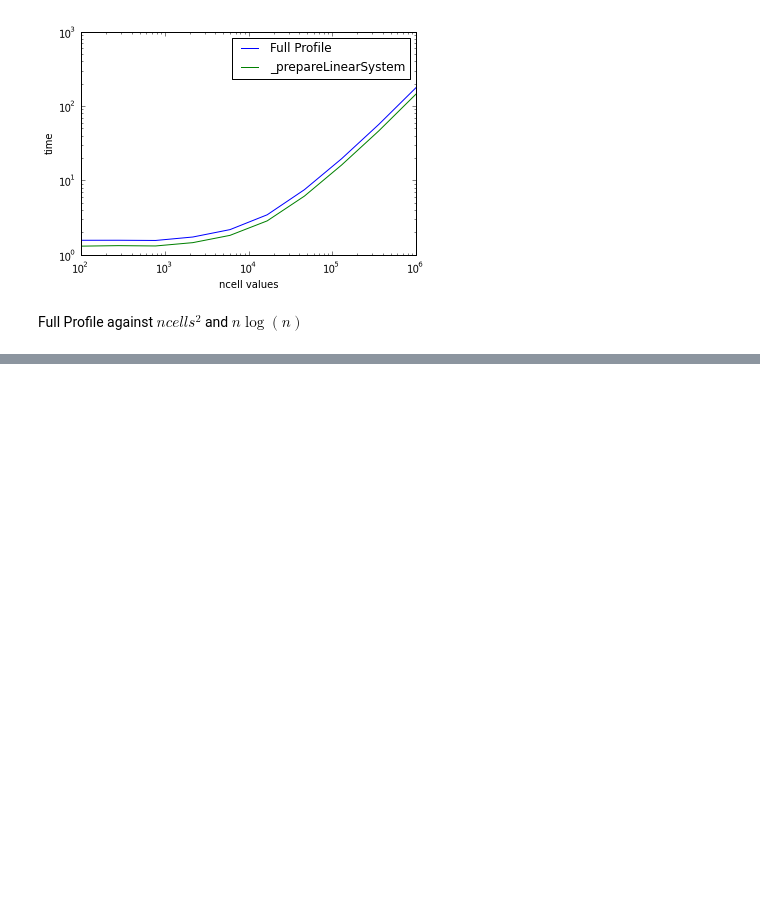
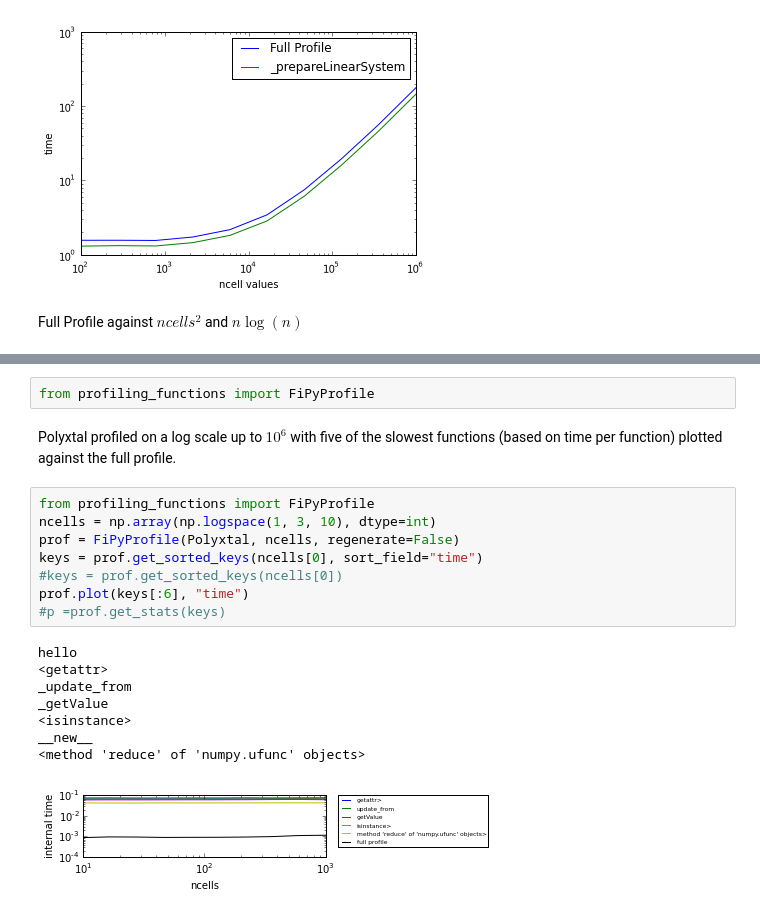
Before and after one commit to dmurali1/SURF2013, a Jupyter notebook: Preliminary_Profiling.ipynb, the cells around one changed output, grey strips where cells are left out. Drawn from its saved outputs; the diff is of its cells as text; blank space fills up the shorter version.

Commit message:
Plot resized to fit legend on the outside.

```diff
--- a/Preliminary_Profiling.ipynb
+++ b/Preliminary_Profiling.ipynb
@@ -58,0 +92,21 @@ profiling_functions.plotStats(Polyxtal, ncells, regenerate=False)
+# %%
+from profiling_functions import FiPyProfile
+# %% [markdown]
+Polyxtal profiled on a log scale up to $10^6$ with five of the slowest functions (based on time per function) plotted against the full profile.
+# %%
+from profiling_functions import FiPyProfile
+ncells = np.array(np.logspace(1, 3, 10), dtype=int)
+prof = FiPyProfile(Polyxtal, ncells, regenerate=False)
+keys = prof.get_sorted_keys(ncells[0], sort_field="time")
+#keys = prof.get_sorted_keys(ncells[0])
+prof.plot(keys[:6], "time")
+#p =prof.get_stats(keys)
+# %% [output]
+hello
+<getattr>
+_update_from
+_getValue
+<isinstance>
+__new__
+<method 'reduce' of 'numpy.ufunc' objects>
+[figure, added]
```
Also changed, not shown: parts of 7 cells of this notebook, 1 other file.
